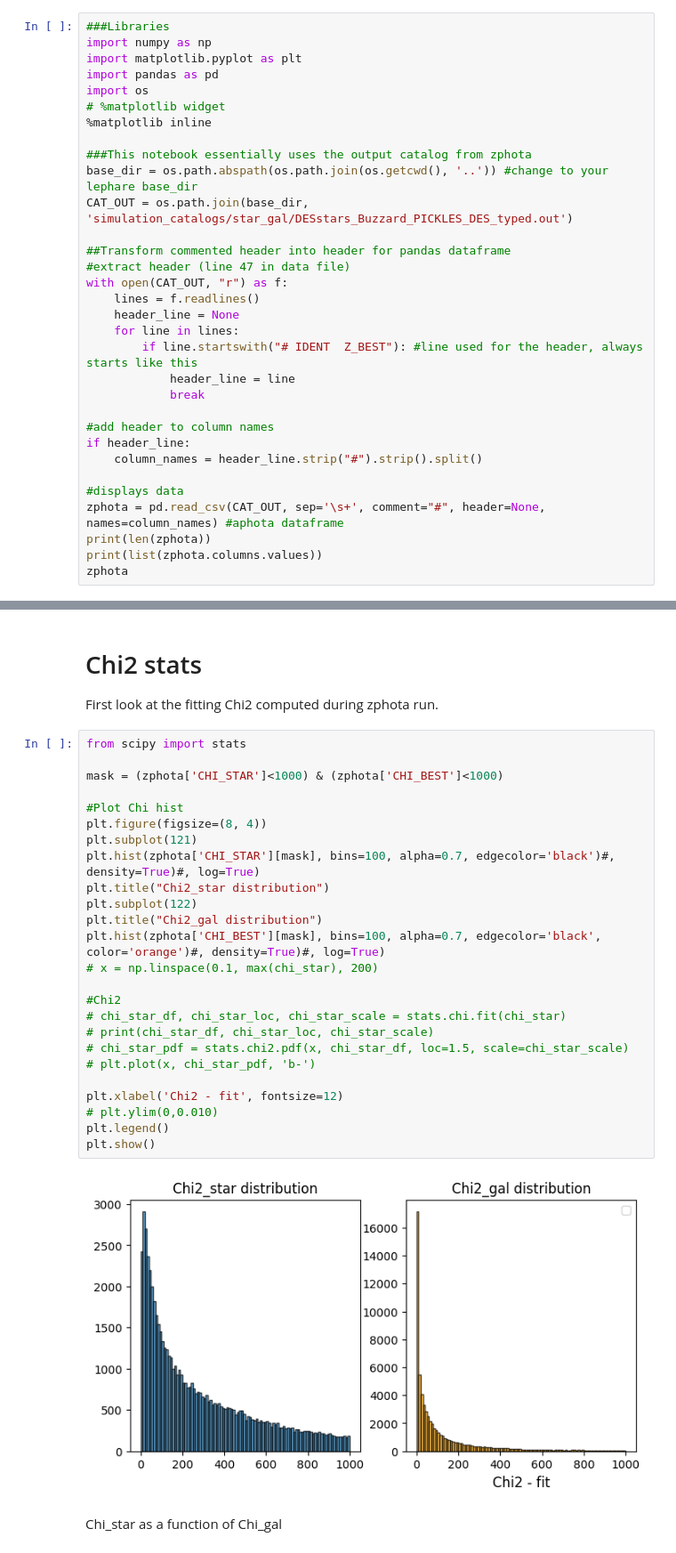
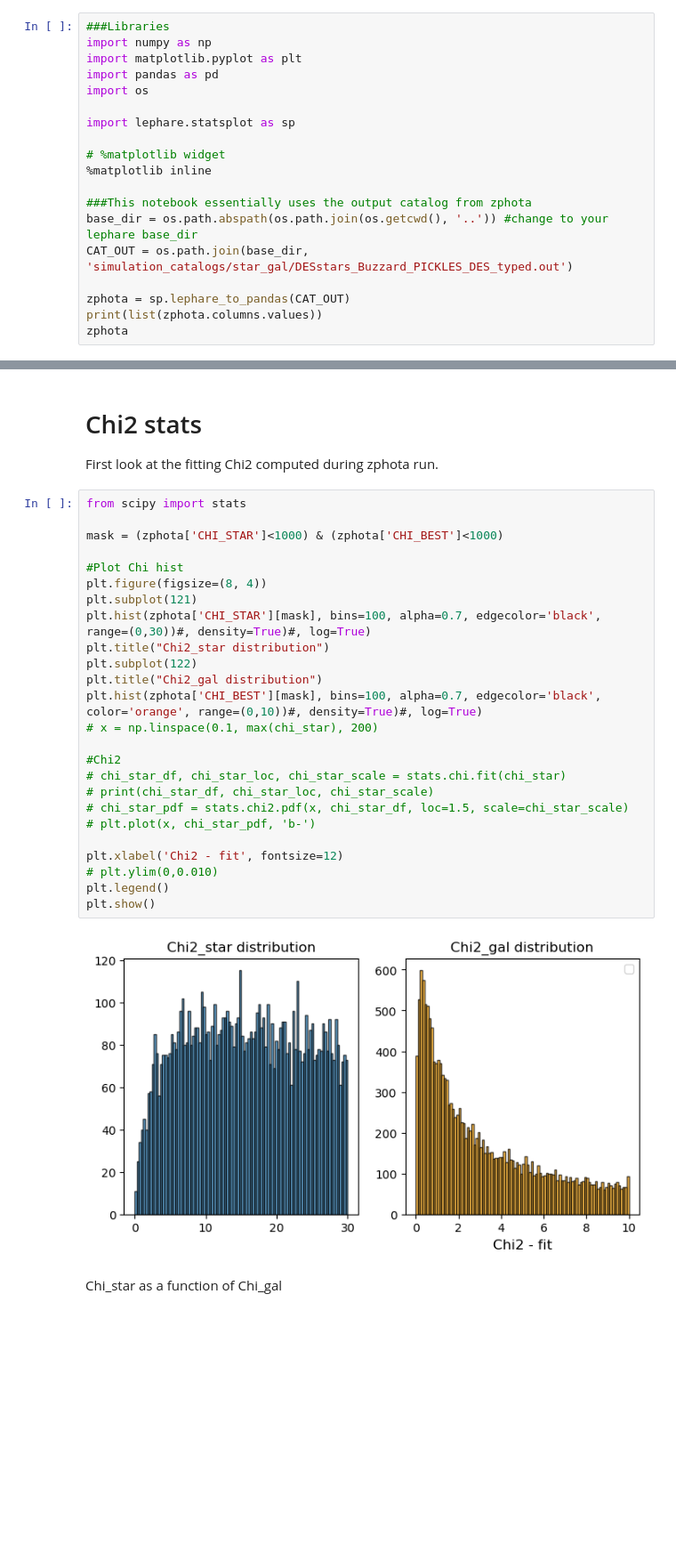
Before and after one commit to lephare-photoz/lephare, a Jupyter notebook: training_stats/notebooks/DES_results_stats.ipynb, the cells around one changed output, grey strips where cells are left out. Shown at 89% size. Saved outputs shown, nothing was run; the diff lists cells and outputs as text; blank space fills up the shorter version.

Commit message:
statsplot.py, default_stargal_config and minor changes

```diff
--- a/training_stats/notebooks/DES_results_stats.ipynb
+++ b/training_stats/notebooks/DES_results_stats.ipynb
@@ -11,6 +11,9 @@ import numpy as np
 import matplotlib.pyplot as plt
 import pandas as pd
 import os
+
+import lephare.statsplot as sp
+
 # %matplotlib widget
 %matplotlib inline
 
@@ -18,23 +21,7 @@ import os
 base_dir = os.path.abspath(os.path.join(os.getcwd(), '..')) #change to your lephare base_dir
 CAT_OUT = os.path.join(base_dir, 'simulation_catalogs/star_gal/DESstars_Buzzard_PICKLES_DES_typed.out')
 
-##Transform commented header into header for pandas dataframe
-#extract header (line 47 in data file)
-with open(CAT_OUT, "r") as f:
-    lines = f.readlines()
-    header_line = None
-    for line in lines:
-        if line.startswith("# IDENT  Z_BEST"): #line used for the header, always starts like this
-            header_line = line
-            break
-
-#add header to column names
-if header_line:
-    column_names = header_line.strip("#").strip().split()
-
-#displays data
-zphota = pd.read_csv(CAT_OUT, sep='\s+', comment="#", header=None, names=column_names) #aphota dataframe
-print(len(zphota))
+zphota = sp.lephare_to_pandas(CAT_OUT)
 print(list(zphota.columns.values))
 zphota
 # %% [output]
@@ -130,30 +125,30 @@ First look at the fitting Chi2 computed during zphota run.
 # %%
 from scipy import stats
 
 mask = (zphota['CHI_STAR']<1000) & (zphota['CHI_BEST']<1000)
 
 #Plot Chi hist
 plt.figure(figsize=(8, 4))
 plt.subplot(121)
-plt.hist(zphota['CHI_STAR'][mask], bins=100, alpha=0.7, edgecolor='black')#, density=True)#, log=True)
+plt.hist(zphota['CHI_STAR'][mask], bins=100, alpha=0.7, edgecolor='black', range=(0,30))#, density=True)#, log=True)
 plt.title("Chi2_star distribution")
 plt.subplot(122)
 plt.title("Chi2_gal distribution")
-plt.hist(zphota['CHI_BEST'][mask], bins=100, alpha=0.7, edgecolor='black', color='orange')#, density=True)#, log=True)
+plt.hist(zphota['CHI_BEST'][mask], bins=100, alpha=0.7, edgecolor='black', color='orange', range=(0,10))#, density=True)#, log=True)
 # x = np.linspace(0.1, max(chi_star), 200)
 
 #Chi2
 # chi_star_df, chi_star_loc, chi_star_scale = stats.chi.fit(chi_star)
 # print(chi_star_df, chi_star_loc, chi_star_scale)
 # chi_star_pdf = stats.chi2.pdf(x, chi_star_df, loc=1.5, scale=chi_star_scale)
 # plt.plot(x, chi_star_pdf, 'b-')
 
 plt.xlabel('Chi2 - fit', fontsize=12)
 # plt.ylim(0,0.010)
 plt.legend()
 plt.show()
 # %% [output]
-[figure, old version]
+[figure, new version]
 # %% [markdown]
 Chi_star as a function of Chi_gal
 # %%
```
Also changed, not shown: parts of 5 cells of this notebook, 8 other files.
